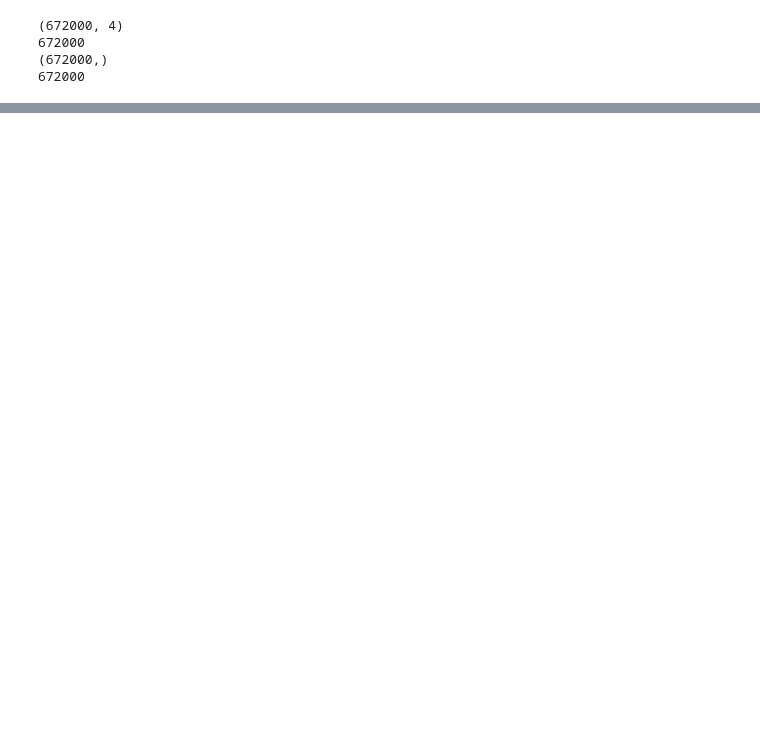
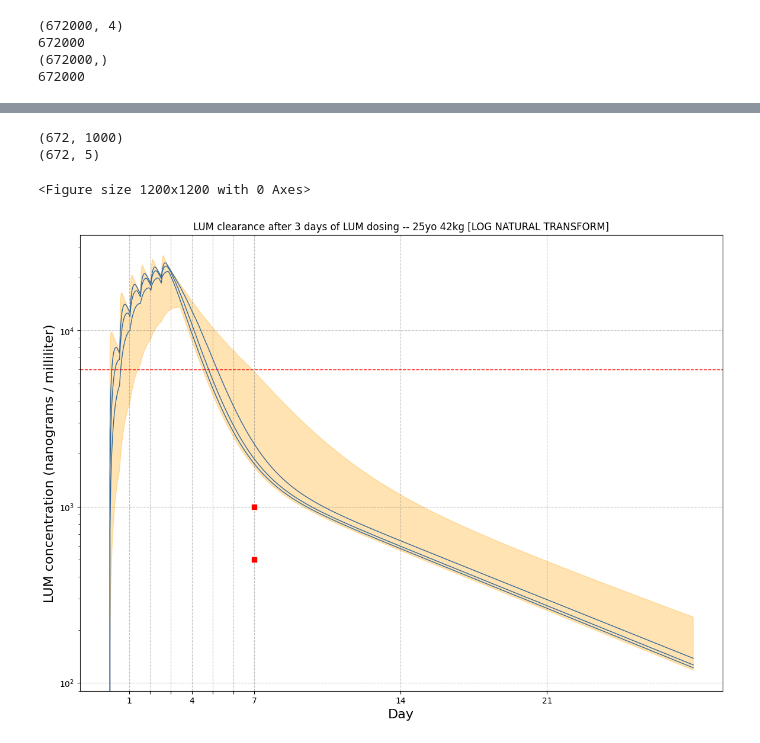
Before and after one commit to maciekboni/2019-test-ppq-pk, a Jupyter notebook: pk_plots.ipynb, the cells around one changed output, grey strips where cells are left out. Saved outputs shown, nothing was run; the diff lists cells and outputs as text; code cells hidden in the pictures; blank space fills up the shorter version.

```diff
--- a/pk_plots.ipynb
+++ b/pk_plots.ipynb
@@ -270,0 +271,66 @@ plt.show()
+# %%
+
+df_lum = pd.read_csv('out.lum.allpatients.20240401.age25.42kg.LOGNATURAL.csv')
+
+plt.figure( figsize=(12,12) )
+N = all_patient_ids.size
+# and then 'numhours' is the number of hours
+
+A = np.zeros((numhours,N))
+
+c=0
+
+for pid in all_patient_ids:
+
+    df =  df_lum[df_lum['PID'] == pid]
+
+    A[:,c] = df['COMP2CONC'].values
+
+    c = c + 1
+
+B = np.quantile(A, q=[0.025, 0.25,0.50,0.75, 0.975], axis=1)
+B = B.transpose()
+
+print( A.shape )
+print( B.shape )
+
+xx=np.arange(1,numhours+1)
+
+yy1 = B[:,0]
+yy2 = B[:,4]
+plt.figure( figsize=(16,6) )
+plt.fill_between(xx, yy1, yy2, color='orange', alpha=0.3)
+
+
+plt.plot(xx, B[:,1], color = line_color_rgb, linewidth=1)
+plt.plot(xx, B[:,2], color = line_color_rgb, linewidth=1)
+plt.plot(xx, B[:,3], color = line_color_rgb, linewidth=1)
+
+plt.plot(168, 1000, marker='s', color='red')
+plt.plot(168, 500, marker='s', color='red')
+plt.axhline(y=6000, color='red', linestyle='--', linewidth=1)
+
+xticks = [ 24, 48, 72, 96, 120, 144, 168, 336, 504 ]
+xticklabels = [ '1', '', '', '4', '', '', '7', '14', '21']
+plt.xticks(xticks, xticklabels, rotation=0)
+
+yticks = [ 1, 10, 100, 1000, 10000 ]
+#xticklabels = [ '1', '', '', '4', '', '', '7', '14', '21']
+plt.yticks(yticks, rotation=0)
+
+#plt.grid(True, which='both', linestyle='--', color='gray', alpha=0.5)
+plt.grid(True, which='major', linestyle='--', color='gray', alpha=0.5)
+plt.yscale('log')
+
+plt.xlabel('Day', fontsize=16)
+plt.ylabel('LUM concentration (nanograms / milliliter)', fontsize=16)
+plt.title('LUM clearance after 3 days of LUM dosing -- 25yo 42kg [LOG NATURAL TRANSFORM]')
+
+plt.gcf().set_size_inches(14, 10)
+
+plt.show()
+# %% [output]
+(672, 1000)
+(672, 5)
+<Figure size 1200x1200 with 0 Axes>
+[figure, added]
```
Also changed, not shown: parts of 10 cells of this notebook, 6 other files.
